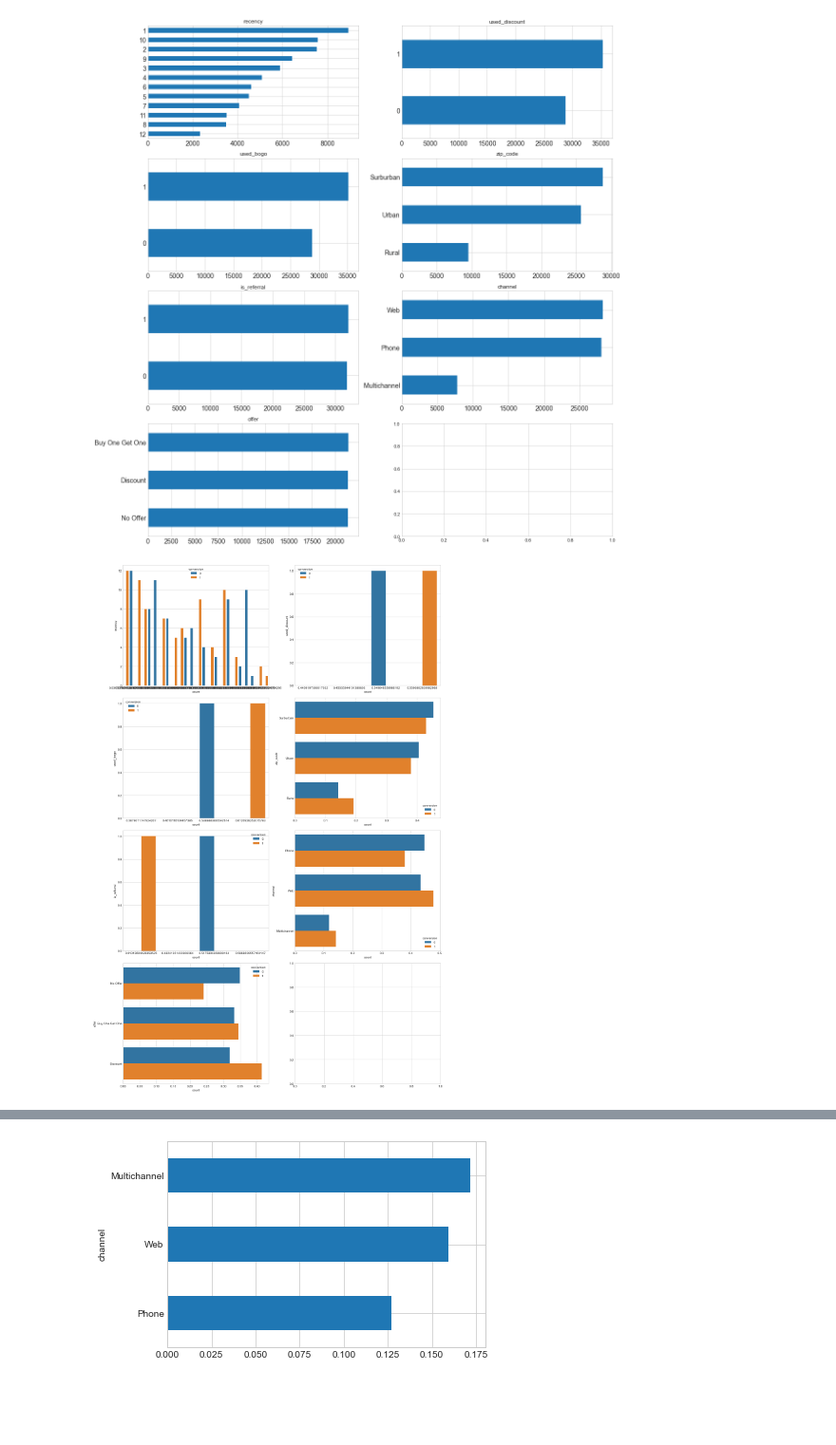
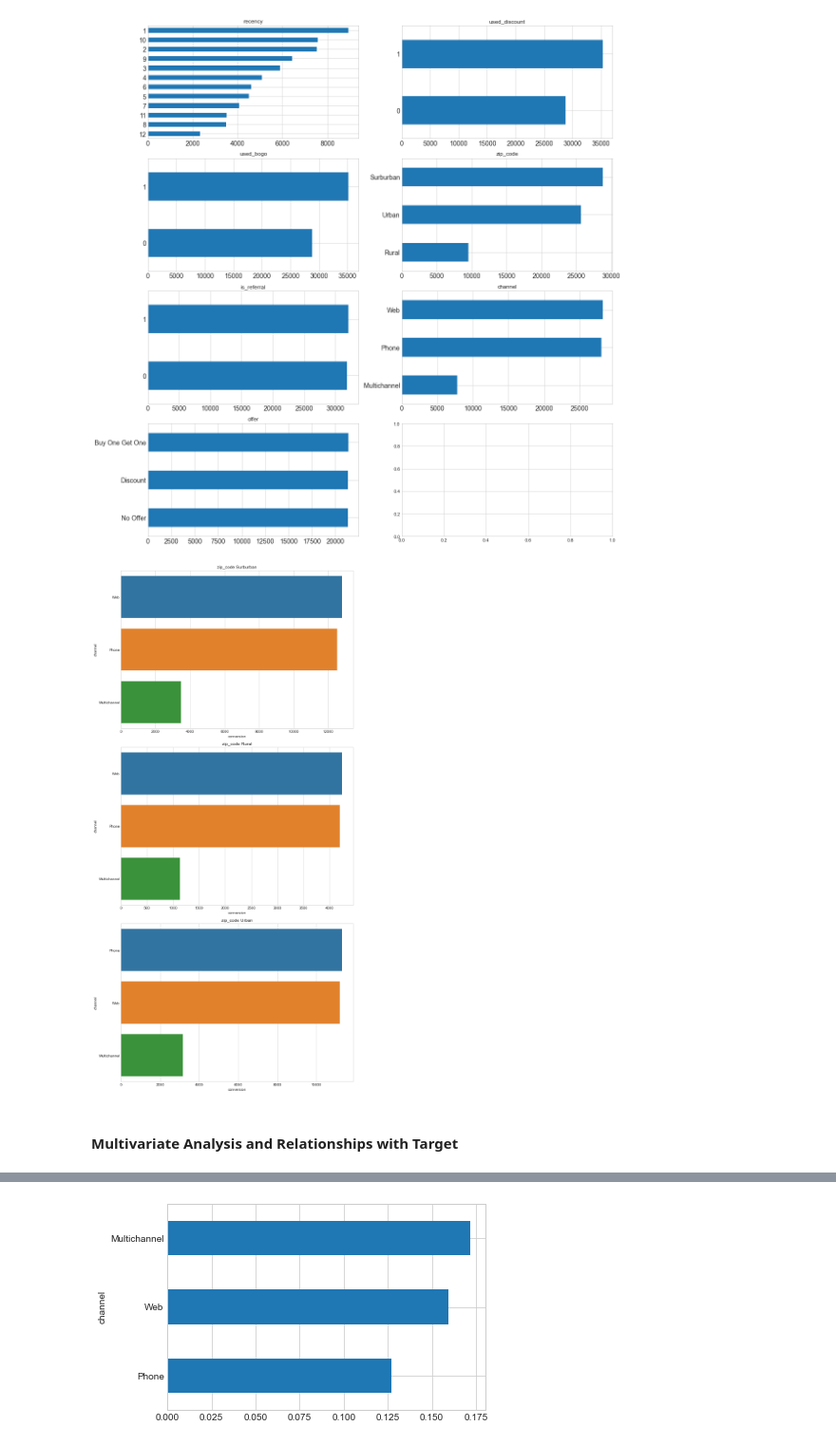
Before and after one commit to jkcg-learning/Marketing_Campaign_Predictor, a Jupyter notebook: Dataset_EDA_Basemodel.ipynb, the cells around one changed output, grey strips where cells are left out. Shown: that part at 95% size. Saved outputs shown, nothing was run; the diff lists cells and outputs as text; code cells hidden in the pictures; blank space fills up the shorter version.

```diff
--- a/Dataset_EDA_Basemodel.ipynb
+++ b/Dataset_EDA_Basemodel.ipynb
@@ -166,23 +212,20 @@ for i, c in enumerate(train[cat_cols]):
 _ = plt.tight_layout()
 # %% [output]
 [figure]
-# %%
-fig, axes = plt.subplots(4, 2, figsize=(16, 24))
-axes = [ax for axes_row in axes for ax in axes_row]
-
-for i, c in enumerate(train[cat_cols]):
-    fltr = train[TARGET_COL] == 0
-    vc_a = train[fltr][c].value_counts(normalize=True).reset_index().rename({'index' : c, c: 'count'}, axis=1)
-
-    vc_b = train[~fltr][c].value_counts(normalize=True).reset_index().rename({'index' : c, c: 'count'}, axis=1)
-
-    vc_a[TARGET_COL] = 0
-    vc_b[TARGET_COL] = 1
-
-    df = pd.concat([vc_a, vc_b]).reset_index(drop = True)
-
-    _ = sns.barplot(y = c, x = 'count', data =df , hue=TARGET_COL, ax=axes[i])
-
-_ = plt.tight_layout()
-# %% [output]
-[figure, removed]
+# %%
+zipcode_channel = train.groupby(['zip_code', 'channel']).size().reset_index()
+zipcode_channel.columns = ['zip_code', 'channel', 'conversion']
+zipcode_channel = zipcode_channel.sort_values(by = 'conversion', ascending=False)
+# %%
+fig, axes = plt.subplots(3, 1, figsize=(10, 20))
+
+for i, c in enumerate(train['zip_code'].unique()):
+    country = zipcode_channel[zipcode_channel['zip_code'] == c][:10]
+    _ = sns.barplot(x = 'conversion', y = 'channel', data = country, ax = axes[i])
+    _ = axes[i].set_title(f'zip_code {c}')
+
+plt.tight_layout()
+# %% [output]
+[figure, added]
+# %% [markdown]
+#### **Multivariate Analysis and Relationships with Target**
```
Also changed, not shown: parts of 32 cells of this notebook.
